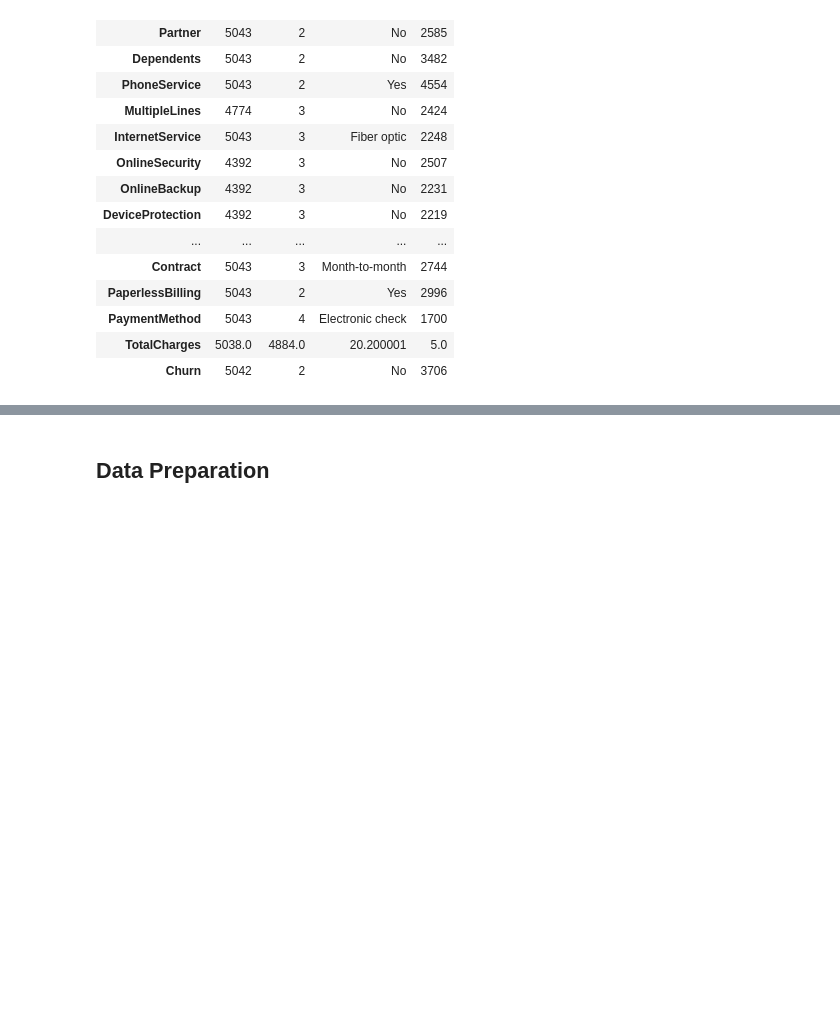
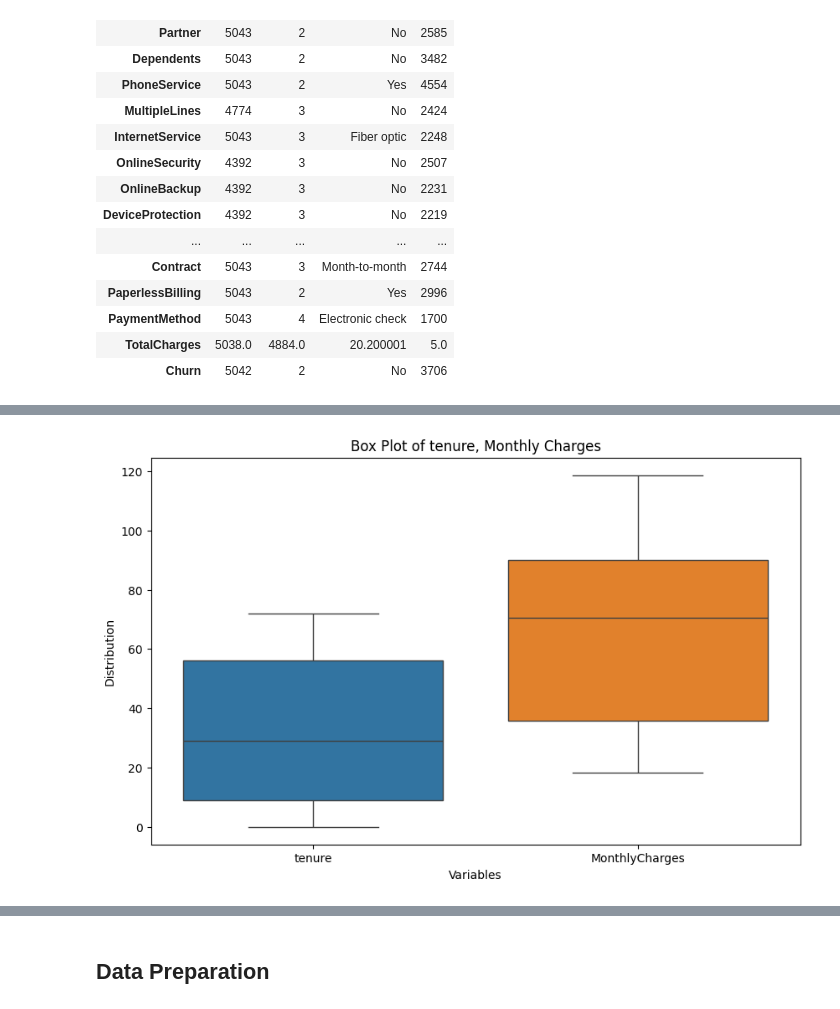
Before and after one commit to Chebet-Mercy/Customer-Churn-ML-Prediction, a Jupyter notebook: notebooks/main.ipynb, the cells around one changed output, grey strips where cells are left out. Saved outputs shown, nothing was run; the diff lists cells and outputs as text; code cells hidden in the pictures; blank space fills up the shorter version.

```diff
--- a/notebooks/main.ipynb
+++ b/notebooks/main.ipynb
@@ -286,0 +376,16 @@ plt.show()
+# %%
+# Create a box plot for multiple columns
+plt.figure(figsize=(10, 6))
+sns.boxplot(churn_df[['tenure', 'MonthlyCharges']])
+
+# Add titles and labels
+plt.title('Box Plot of tenure, Monthly Charges')
+plt.xlabel('Variables')
+plt.ylabel('Distribution')
+
+plt.grid(False)
+
+# Display the plot
+plt.show()
+# %% [output]
+[figure, added]
```
Also changed, not shown: parts of 40 cells of this notebook.
